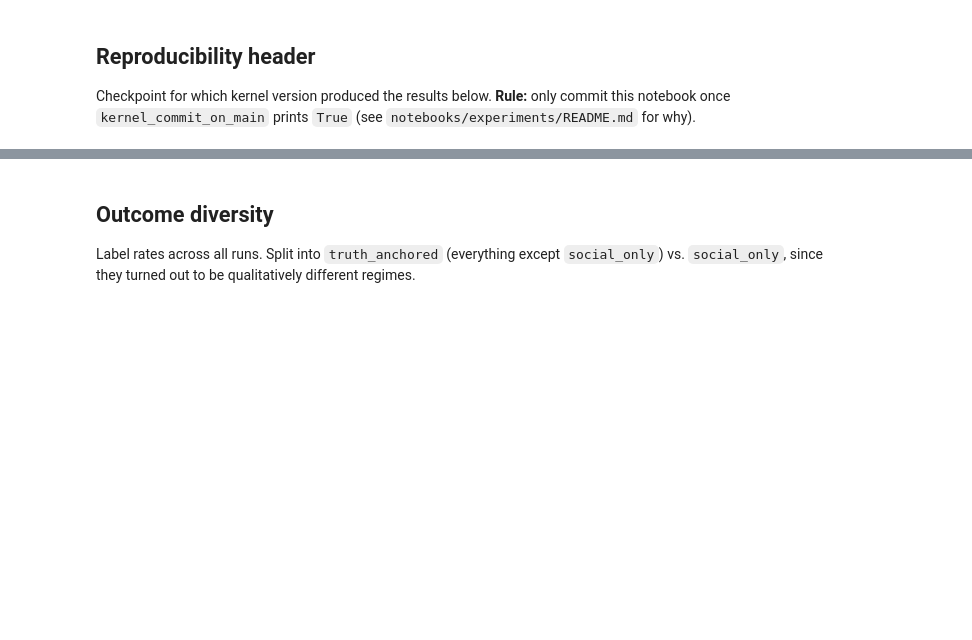
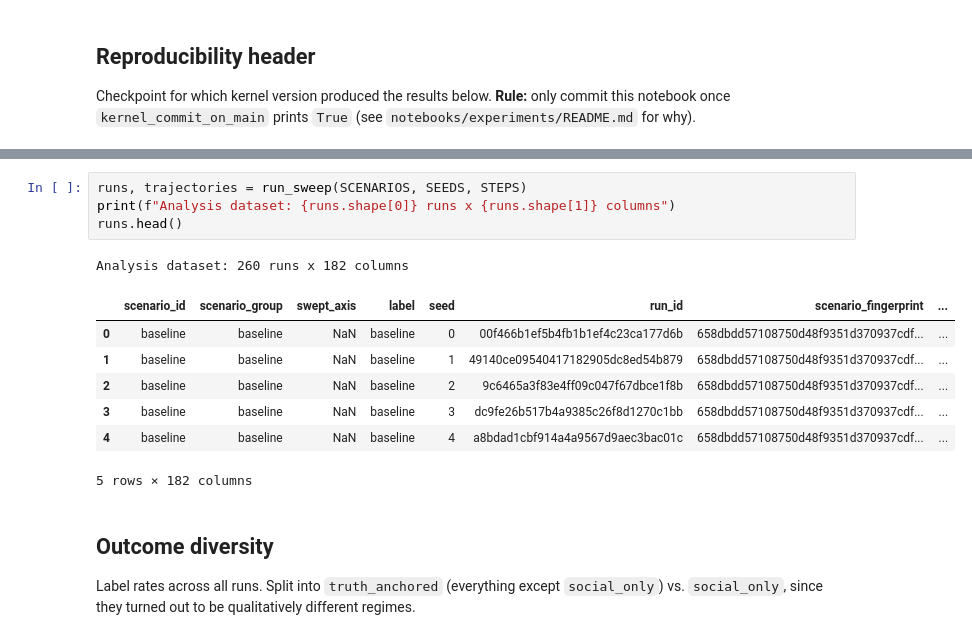
Before and after one commit to samueltesfai/sim-lab, a Jupyter notebook: notebooks/experiments/2026-08-08-baseline-behavior-sweep.ipynb, the cells around one changed output, grey strips where cells are left out. Cells and saved outputs as stored; diff of their text form; blank space fills up the shorter version.

```diff
--- a/notebooks/experiments/2026-08-08-baseline-behavior-sweep.ipynb
+++ b/notebooks/experiments/2026-08-08-baseline-behavior-sweep.ipynb
@@ -421,3 +282,16 @@ Analysis dataset: 260 runs x 182 columns
+# %%
+runs, trajectories = run_sweep(SCENARIOS, SEEDS, STEPS)
+print(f"Analysis dataset: {runs.shape[0]} runs x {runs.shape[1]} columns")
+runs.head()
+# %% [output]
+Analysis dataset: 260 runs x 182 columns
+|  | scenario_id | scenario_group | swept_axis | label | seed | run_id | scenario_fingerprint | ... |
+| 0 | baseline | baseline | NaN | baseline | 0 | 00f466b1ef5b4fb1b1ef4c23ca177d6b | 658dbdd57108750d48f9351d370937cdf... | ... |
+| 1 | baseline | baseline | NaN | baseline | 1 | 49140ce09540417182905dc8ed54b879 | 658dbdd57108750d48f9351d370937cdf... | ... |
+| 2 | baseline | baseline | NaN | baseline | 2 | 9c6465a3f83e4ff09c047f67dbce1f8b | 658dbdd57108750d48f9351d370937cdf... | ... |
+| 3 | baseline | baseline | NaN | baseline | 3 | dc9fe26b517b4a9385c26f8d1270c1bb | 658dbdd57108750d48f9351d370937cdf... | ... |
+| 4 | baseline | baseline | NaN | baseline | 4 | a8bdad1cbf914a4a9567d9aec3bac01c | 658dbdd57108750d48f9351d370937cdf... | ... |
+5 rows × 182 columns
 # %% [markdown]
 ## Outcome diversity
 
```
Also changed, not shown: parts of 15 cells of this notebook.
